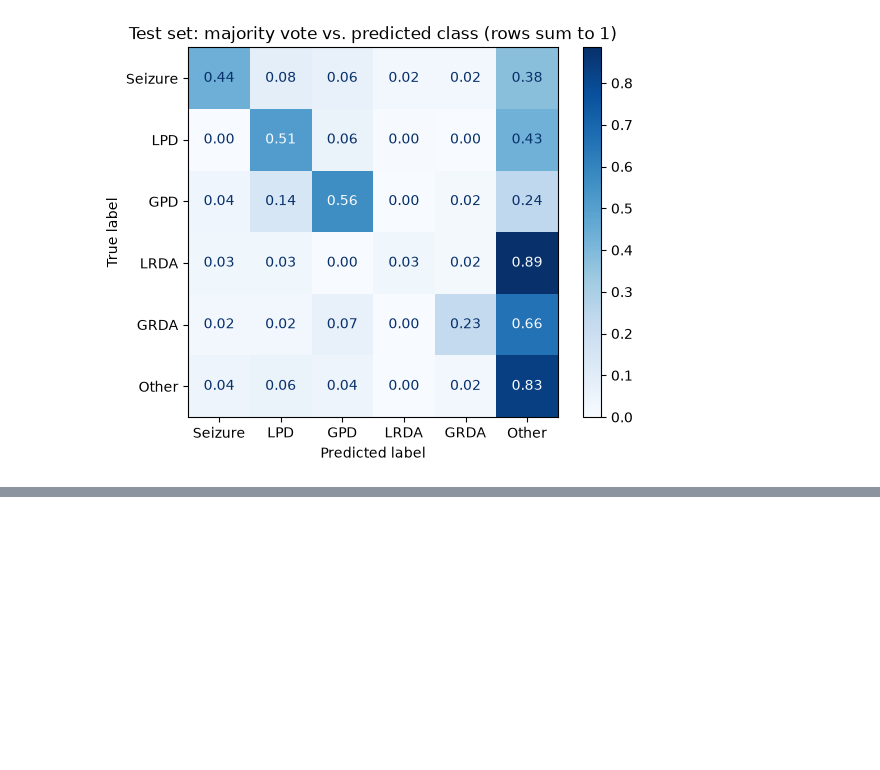
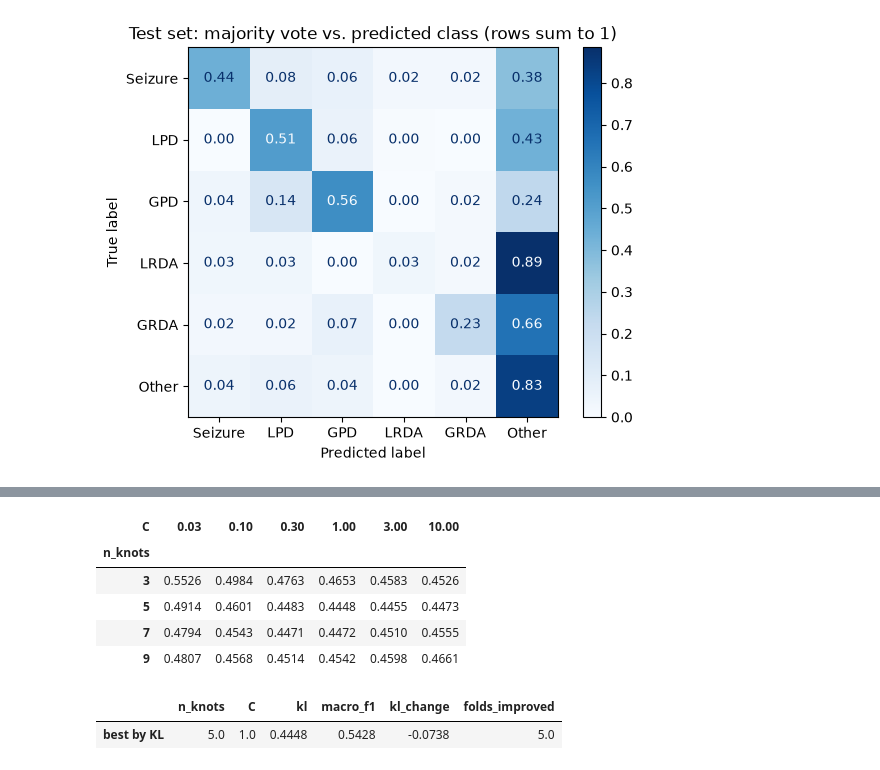
Before and after one commit to daviijulian/ML-Project-2, a Jupyter notebook: notebooks/DavidJulian.ipynb, the cells around one changed output, grey strips where cells are left out. Saved outputs shown, nothing was run; the diff lists cells and outputs as text; code cells hidden in the pictures; blank space fills up the shorter version.

```diff
--- a/notebooks/DavidJulian.ipynb
+++ b/notebooks/DavidJulian.ipynb
@@ -711,0 +716,44 @@ weighted avg      0.611     0.630     0.602      1155
+# %%
+from sklearn.preprocessing import SplineTransformer
+
+def make_spline_lr(n_knots, **params):
+    """Logistic regression on spline features: each feature becomes a smooth, flexible curve."""
+    fit_predict = make_lr_fit_predict(**params)
+    def spline_fit_predict(X_fit, y_fit, X_val):
+        # Fitted inside each fold. Knots sit at quantiles of the training data, and values
+        # beyond the training range are held constant (similar to capping).
+        spline = SplineTransformer(n_knots=n_knots, degree=3, knots="quantile", extrapolation="constant")
+        return fit_predict(spline.fit_transform(X_fit), y_fit, spline.transform(X_val))
+    return spline_fit_predict
+
+knot_values = [3, 5, 7, 9]
+spline_C_values = [0.03, 0.1, 0.3, 1, 3, 10]
+current_best = cv_results[lr_final_name]  # C = 0.1, capped at ±1.5
+
+spline_rows = []
+for n_knots in knot_values:
+    for C in spline_C_values:
+        scores = cross_validate(make_spline_lr(n_knots, C=C), X_train_final, y_train, folds)
+        spline_rows.append({
+            "n_knots": n_knots, "C": C,
+            "kl": scores["kl"].mean(),
+            "macro_f1": scores["macro_f1"].mean(),
+            "kl_change": (scores["kl"] - current_best["kl"]).mean(),            # negative = better
+            "folds_improved": int((scores["kl"] < current_best["kl"]).sum()),   # out of 5
+        })
+spline_search = pd.DataFrame(spline_rows)
+
+# Mean KL for every combination (rows: knots, columns: C)
+display(spline_search.pivot(index="n_knots", columns="C", values="kl").round(4))
+
+best_spline = spline_search.loc[spline_search["kl"].idxmin()]
+display(best_spline.to_frame("best by KL").T.round(4))
+# %% [output]
+| C | 0.03 | 0.10 | 0.30 | 1.00 | 3.00 | 10.00 |
+| n_knots |  |  |  |  |  |  |
+| 3 | 0.5526 | 0.4984 | 0.4763 | 0.4653 | 0.4583 | 0.4526 |
+| 5 | 0.4914 | 0.4601 | 0.4483 | 0.4448 | 0.4455 | 0.4473 |
+| 7 | 0.4794 | 0.4543 | 0.4471 | 0.4472 | 0.4510 | 0.4555 |
+| 9 | 0.4807 | 0.4568 | 0.4514 | 0.4542 | 0.4598 | 0.4661 |
+|  | n_knots | C | kl | macro_f1 | kl_change | folds_improved |
+| best by KL | 5.0 | 1.0 | 0.4448 | 0.5428 | -0.0738 | 5.0 |
```
Also changed, not shown: parts of 6 cells of this notebook.
